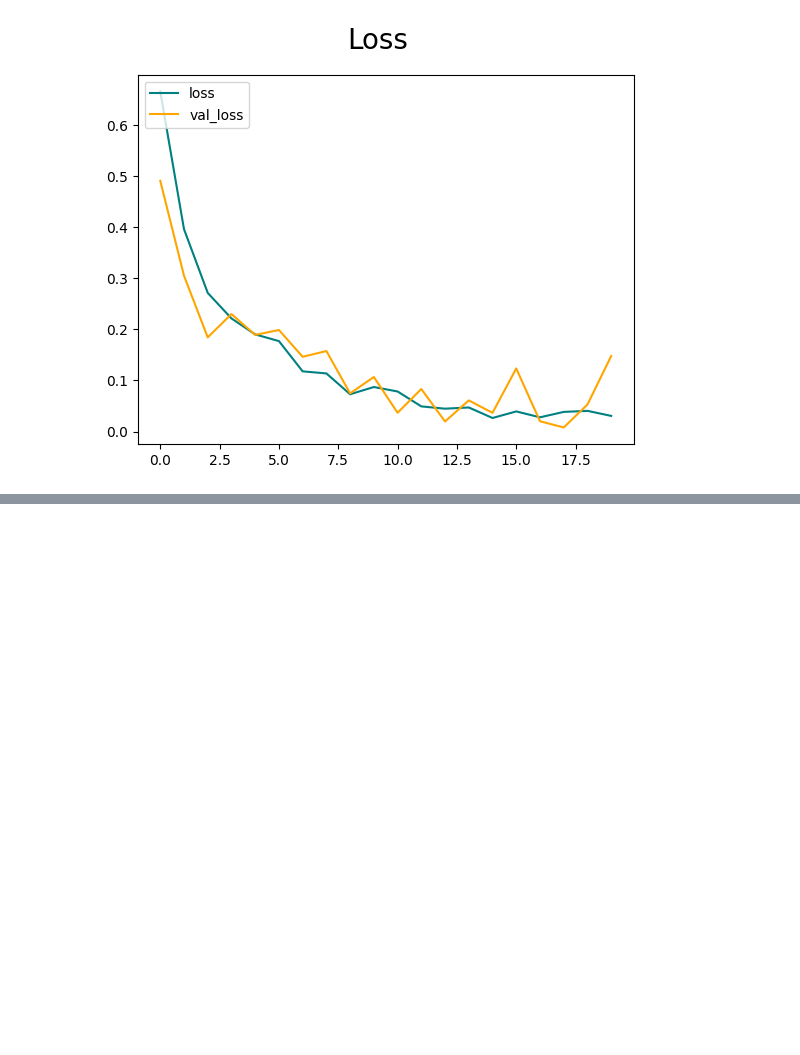
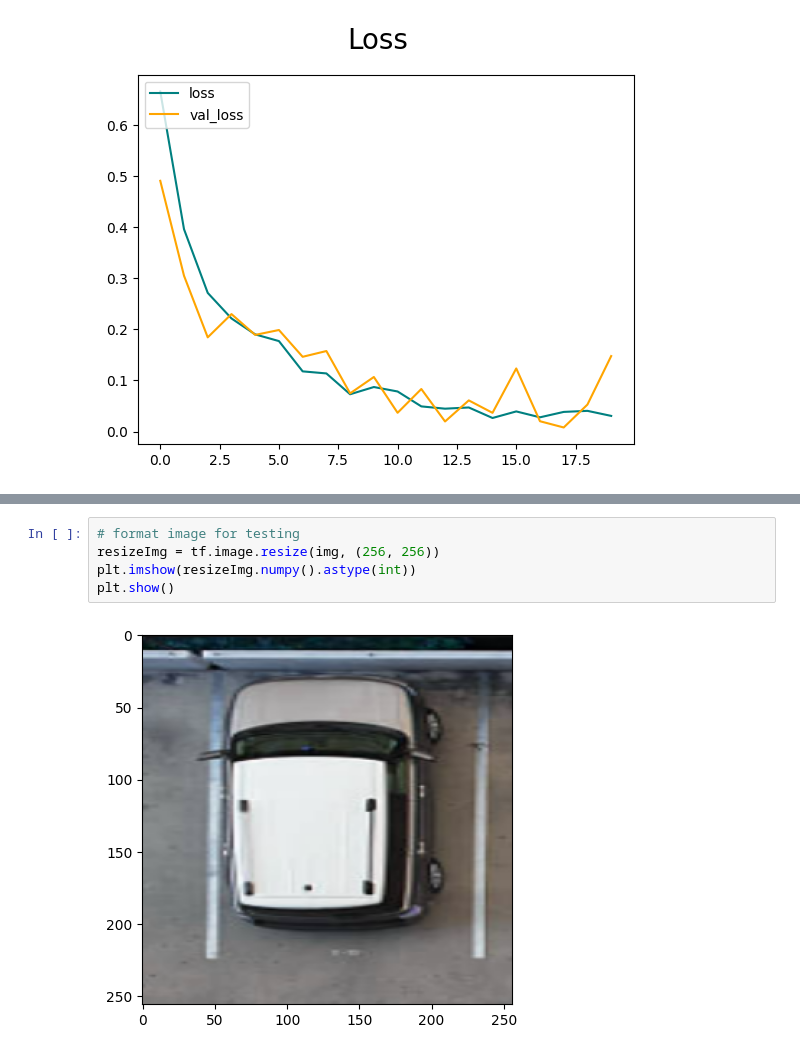
Before and after one commit to jfglenn/JacksParking, a Jupyter notebook: ParkingSpotClassification.ipynb, the cells around one changed output, grey strips where cells are left out. Saved outputs shown, nothing was run; the diff lists cells and outputs as text; blank space fills up the shorter version.

```diff
--- a/ParkingSpotClassification.ipynb
+++ b/ParkingSpotClassification.ipynb
@@ -228,0 +261,7 @@ plt.show()
+# %%
+# format image for testing
+resizeImg = tf.image.resize(img, (256, 256))
+plt.imshow(resizeImg.numpy().astype(int))
+plt.show()
+# %% [output]
+[figure, added]
```
Also changed, not shown: parts of 16 cells of this notebook, 3 other files.
